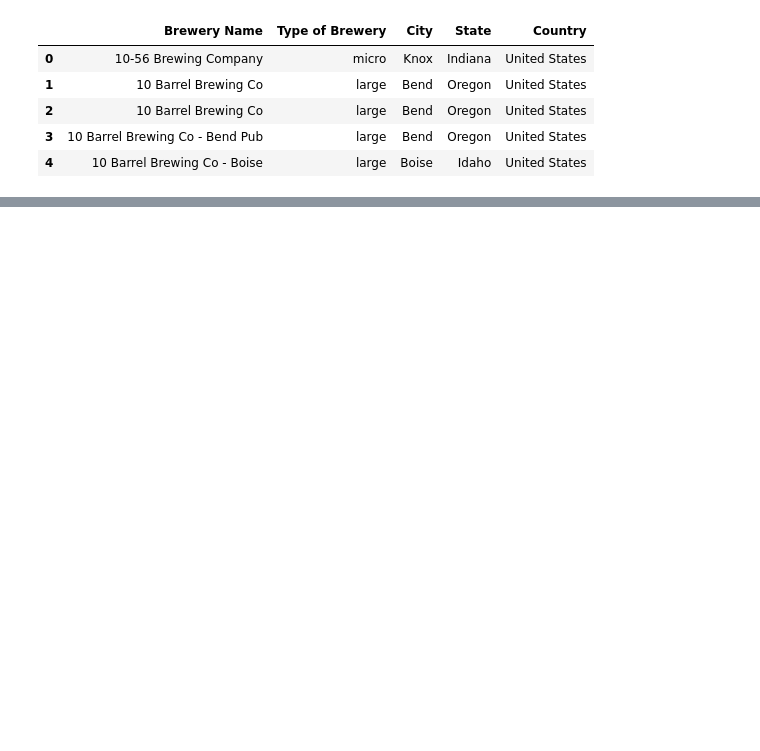
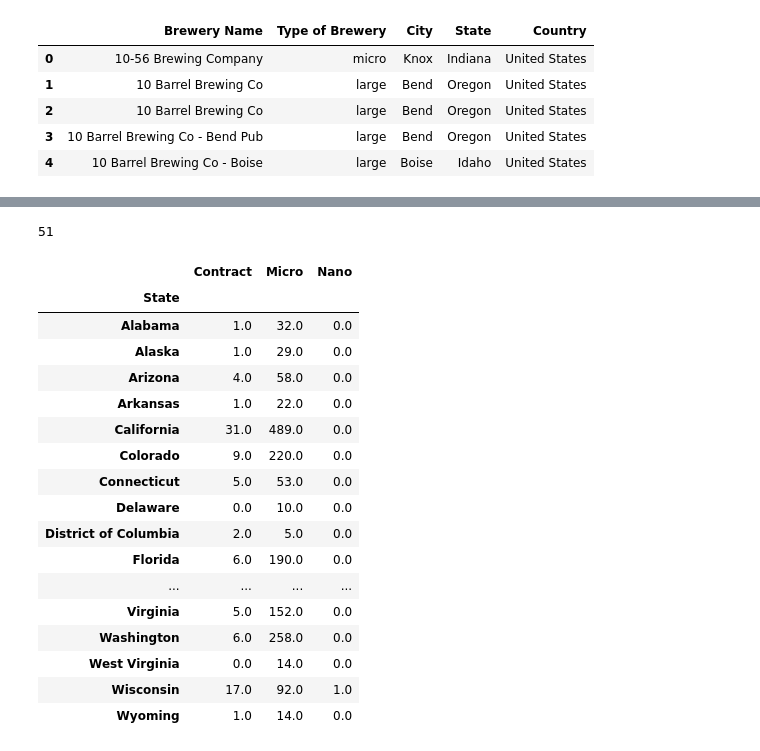
Before and after one commit to ball4410/project1, a Jupyter notebook: brewery_csv.ipynb, the cells around one changed output, grey strips where cells are left out. Cells and saved outputs as stored; diff of their text form; code cells hidden in the pictures; blank space fills up the shorter version.

```diff
--- a/brewery_csv.ipynb
+++ b/brewery_csv.ipynb
@@ -66,0 +42,12 @@ SyntaxError: invalid syntax (<ipython-input-29-892587d70dd0>, line 2)
+# %%
+# Also going to remove Scotland breweries sice majority is for US
+types_us_df = types_df.loc[types_df["Country"] == "United States"].reset_index(drop = True)
+
+types_us_df.groupby("Type of Brewery").count() #Verify no missing data
+len(types_us_df["State"].unique()) # Has a count of 52 expecting 51
+types_us_df["State"].unique() # There is one instance where Missouri is spelt MIssouri
+
+cleaned_df = types_us_df.replace({"MIssouri": "Missouri"})
+len(cleaned_df["State"].unique()) #Resolved
+# %% [output]
+51
@@ -66,0 +60,28 @@ SyntaxError: invalid syntax (<ipython-input-29-892587d70dd0>, line 2)
+# %%
+#Finialize DF by grouping by state and aggregrate by the count for ech brewery type
+merged_df[["State", "Type_nano", "Type_micro", "Type_contract"]]
+renamed_merged_df = merged_df.rename(columns = {"Type_nano": "Nano",
+                                                "Type_contract": "Contract",
+                                                "Type_micro": "Micro"})
+
+plot_df = renamed_merged_df.groupby("State").sum()
+plot_df
+# %% [output]
+|  | Contract | Micro | Nano |
+| State |  |  |  |
+| Alabama | 1.0 | 32.0 | 0.0 |
+| Alaska | 1.0 | 29.0 | 0.0 |
+| Arizona | 4.0 | 58.0 | 0.0 |
+| Arkansas | 1.0 | 22.0 | 0.0 |
+| California | 31.0 | 489.0 | 0.0 |
+| Colorado | 9.0 | 220.0 | 0.0 |
+| Connecticut | 5.0 | 53.0 | 0.0 |
+| Delaware | 0.0 | 10.0 | 0.0 |
+| District of Columbia | 2.0 | 5.0 | 0.0 |
+| Florida | 6.0 | 190.0 | 0.0 |
+| ... | ... | ... | ... |
+| Virginia | 5.0 | 152.0 | 0.0 |
+| Washington | 6.0 | 258.0 | 0.0 |
+| West Virginia | 0.0 | 14.0 | 0.0 |
+| Wisconsin | 17.0 | 92.0 | 1.0 |
+| Wyoming | 1.0 | 14.0 | 0.0 |
```
Also changed, not shown: parts of 7 cells of this notebook, 1 other file.
